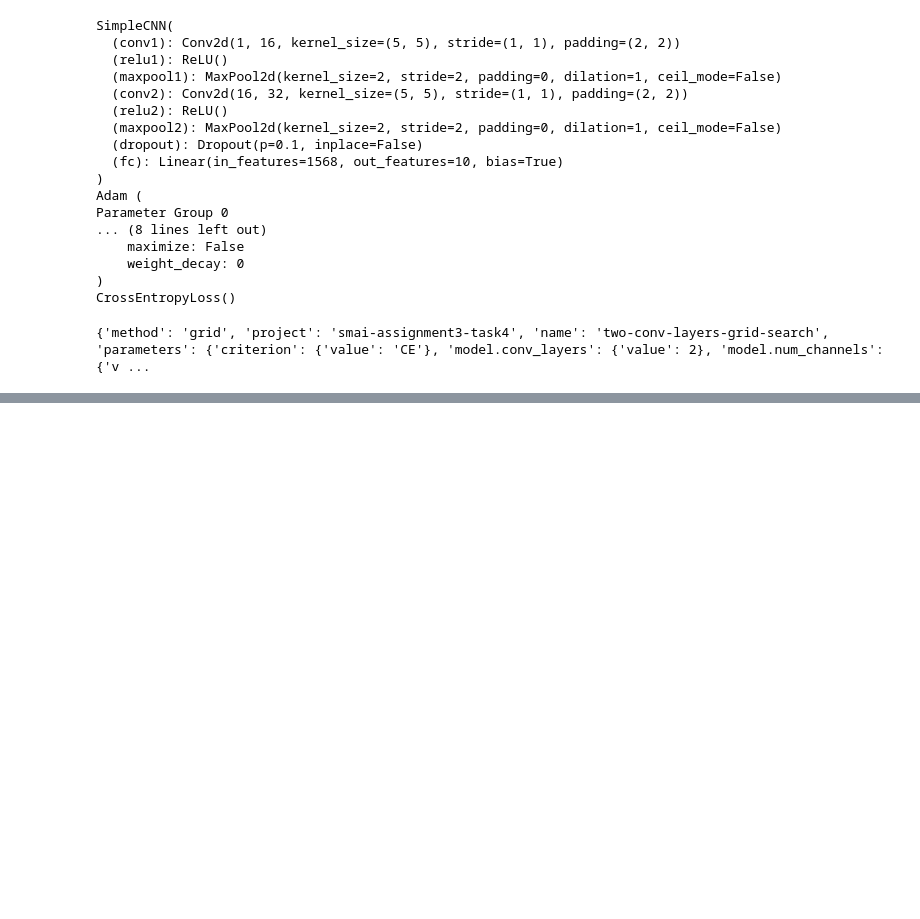
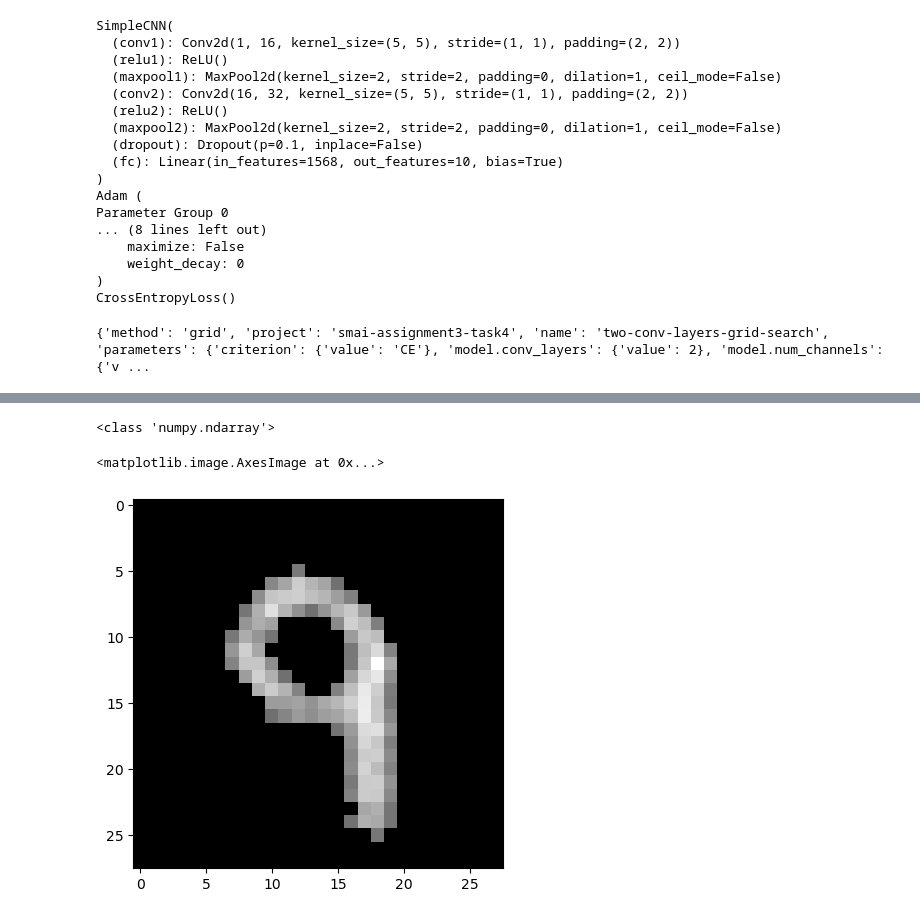
Before and after one commit to fine-man/smai-assignment-3, a Jupyter notebook: 4.ipynb, the cells around one changed output, grey strips where cells are left out. Saved outputs shown, nothing was run; the diff lists cells and outputs as text; code cells hidden in the pictures; blank space fills up the shorter version.

```diff
--- a/4.ipynb
+++ b/4.ipynb
@@ -352,0 +652,14 @@ wandb.agent(sweep_id=sweep_id, function=sweep_agent_manager)
+# %%
+img_np, _ = train_dataset_noisy[0]
+img_np = img_np.squeeze().numpy()
+
+print(type(img_np))
+
+min_image = cv2.GaussianBlur(img_np, (3, 3), 10) * 255.0
+min_image[min_image < 100] = 0
+
+plt.imshow(min_image, cmap='gray')
+# %% [output]
+<class 'numpy.ndarray'>
+<matplotlib.image.AxesImage at 0x...>
+[figure, added]
```
Also changed, not shown: parts of 34 cells of this notebook, 1 other file.
